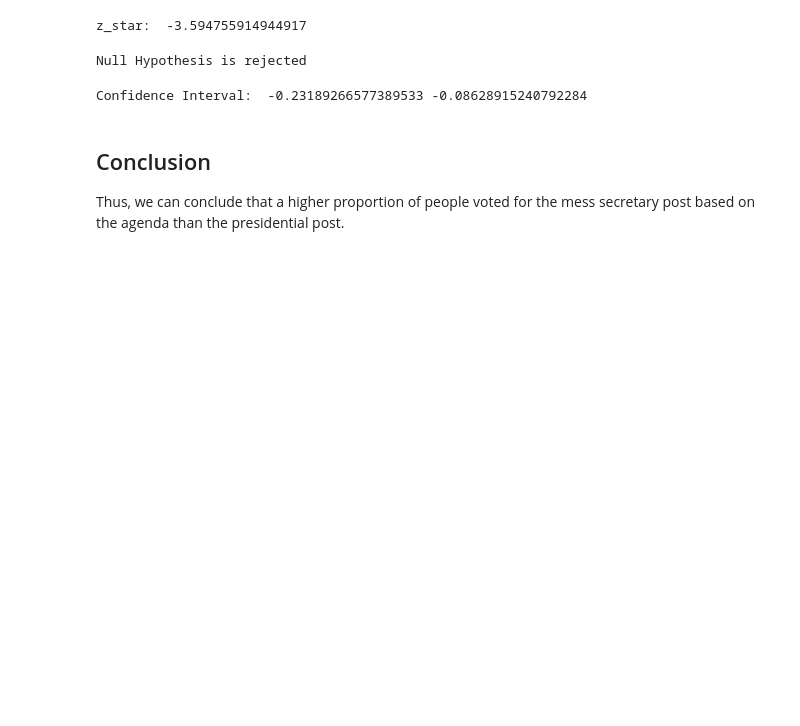
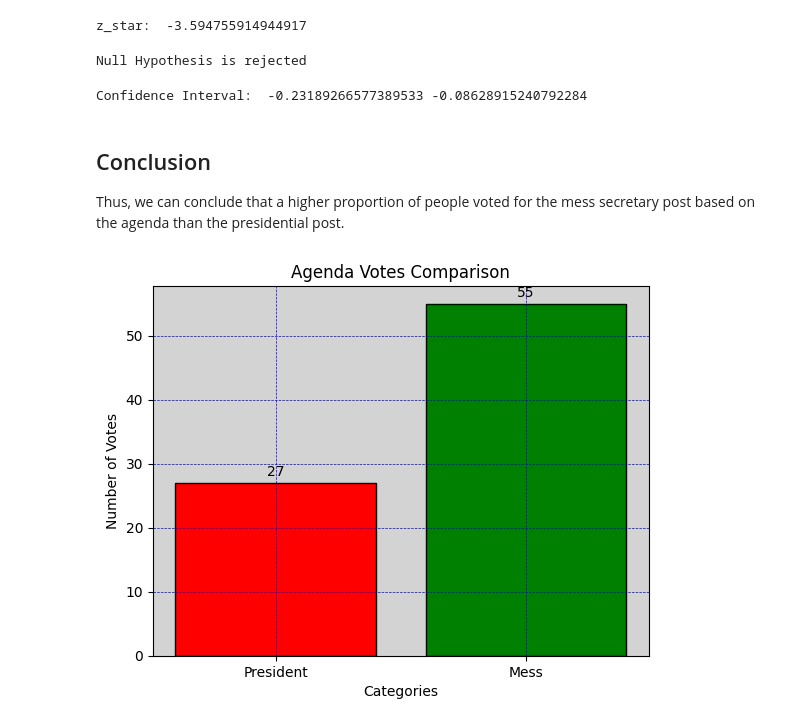
Before and after one commit to iamanirudh2004/Stats, a Jupyter notebook: agen_hyp.ipynb, the cells around one changed output. Drawn from its saved outputs; the diff is of its cells as text; code cells hidden in the pictures; blank space fills up the shorter version.

Commit message:
Plotted graphs for all

```diff
--- a/agen_hyp.ipynb
+++ b/agen_hyp.ipynb
@@ -63,3 +63,31 @@ Confidence Interval:  -0.23189266577389533 -0.08628915240792284
 ## Conclusion
 
 Thus, we can conclude that a higher proportion of people voted for the mess secretary post based on the agenda than the presidential post.
+# %%
+import matplotlib.pyplot as plt
+
+categories = ['President', 'Mess']
+votes = [count_agenda_votes_pres, count_agenda_votes_mess]
+
+fig, ax = plt.subplots()
+bars = ax.bar(categories, votes, color=['red', 'green'], edgecolor='black')
+ax.set_facecolor("lightgray")
+
+for bar in bars:
+    height = bar.get_height()
+    ax.annotate('{}'.format(height),
+                xy=(bar.get_x() + bar.get_width() / 2, height),
+                xytext=(0, 3),
+                textcoords="offset points",
+                ha='center', va='bottom')
+
+plt.xlabel('Categories')
+plt.ylabel('Number of Votes')
+plt.title('Agenda Votes Comparison')
+
+
+plt.grid(color = 'blue', linestyle = '--', linewidth = 0.5)
+
+plt.show()
+# %% [output]
+[figure, added]
```
Also changed, not shown: 2 other files.
